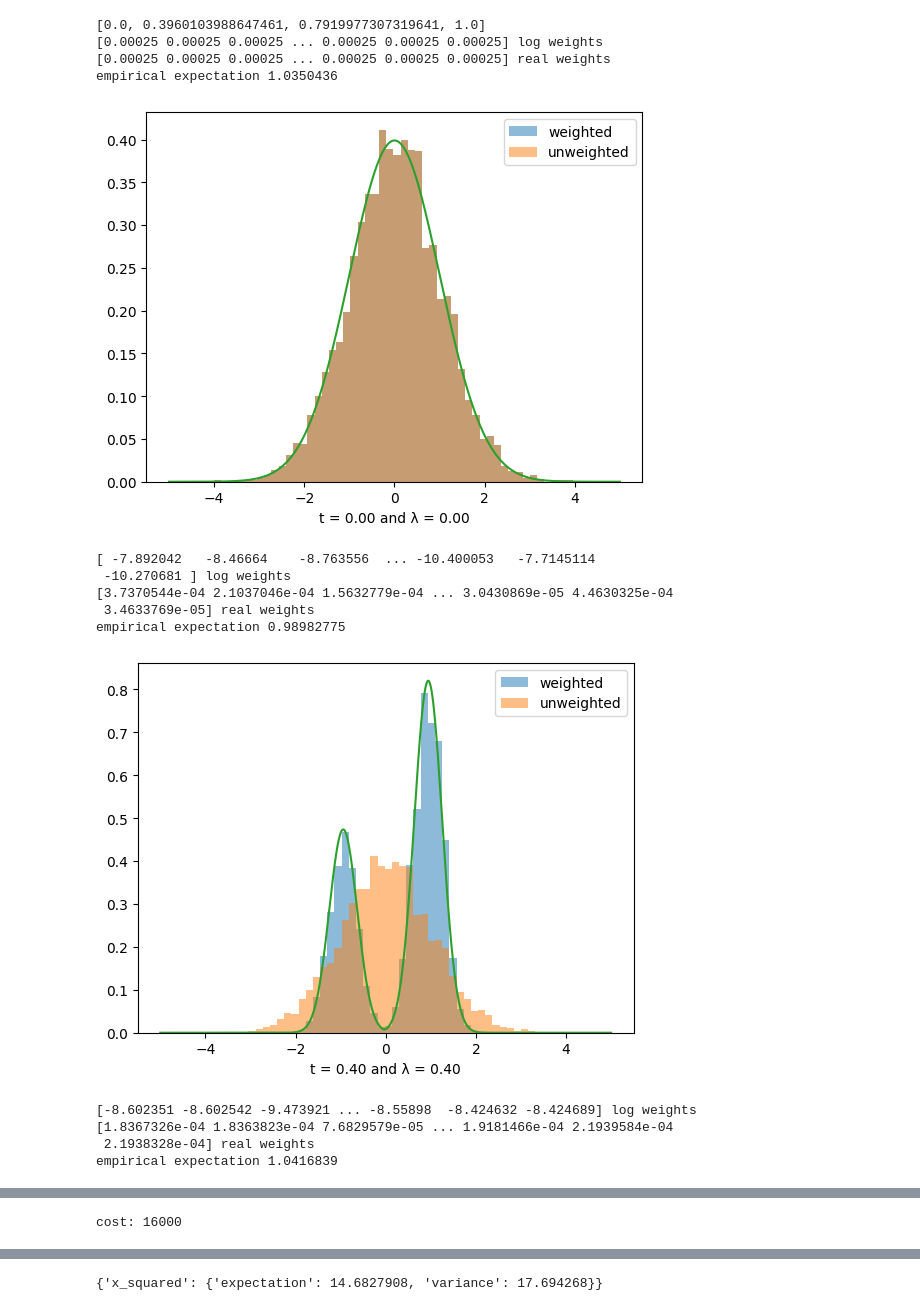
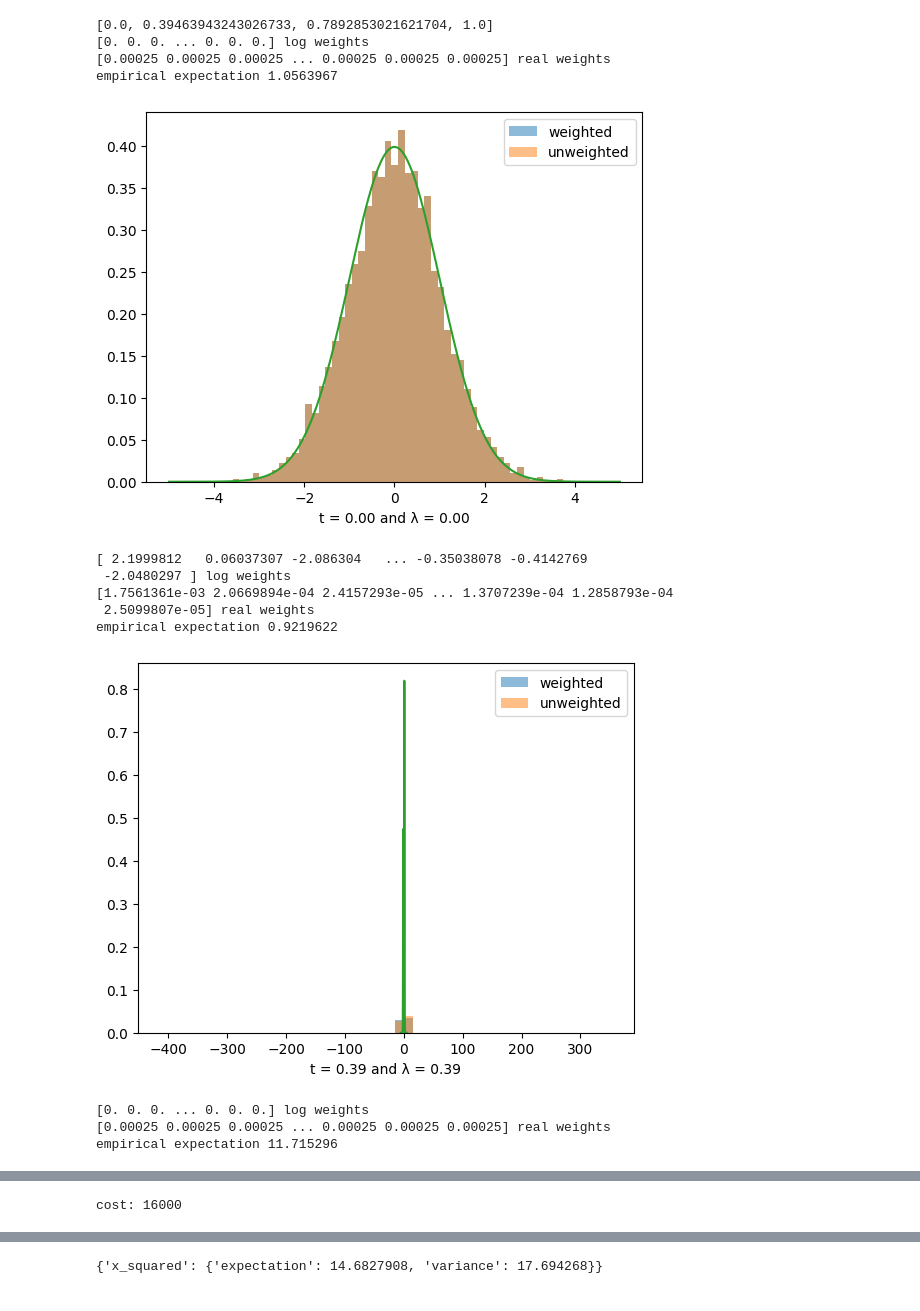
Before and after one commit to reubenharry/counterdiabatic-hmc, a Jupyter notebook: data/explore.ipynb, the cells around one changed output, grey strips where cells are left out. Saved outputs shown, nothing was run; the diff lists cells and outputs as text; code cells hidden in the pictures.

Commit message:
checkpoint before multidim lambda

```diff
--- a/data/explore.ipynb
+++ b/data/explore.ipynb
@@ -52,6 +52,8 @@ def make_hist(file, system_name):
 
         # print(times[i])
 
+        # particles = data['snapshots']['particles_before_resampling'][i]
+        # log_weights = data['snapshots']['weights_before_resampling'][i]
         particles = data['snapshots']['particles'][i]
         log_weights = data['snapshots']['weights'][i]
         print(log_weights, "log weights")
@@ -91,46 +93,45 @@ def make_hist(file, system_name):
     # plt.plot(esses)
 
     true_expectation = 0.1
     error = ((empirical_e - true_expectation)**2) / (2 * true_expectation)
     # print(f'error: {error} and ESS: {100/error}')
     cost_per_step = 1
     cost = cost_per_step * N * M
     print(f'cost: {cost}')
 
 
 
 # error_cd, estimate_cd = calculate_normalized_error(
 #                     final_samples_cd, true_exp, true_var, f_func
 #                 )
 
 
 # system_name = 'gaussian_annealing'
 system_name = 'mixture'
 # system_name = 'gaussian_moving_mean'
 
 # make_hist(file='naive/double_well/leapfrog/naive_weighted.pkl', i=0)
 # make_hist(file='naive/double_well/leapfrog/naive_unweighted.pkl', i=20)
 # make_hist(file='naive/double_well/leapfrog/naive_weighted.pkl', i=20)
 # make_hist(file='polynomial/double_well/leapfrog/cd_unweighted.pkl', i=20)
 # make_hist(file='polynomial/double_well/leapfrog/cd_weighted.pkl', i=20)
 
-# make_hist(file=f'polynomial/{system_name}/leapfrog/cd_weighted.pkl', system_name=system_name)
-make_hist(file=f'mixture_smc_adjusted_hmc.pkl', system_name=system_name)
+make_hist(file=f'polynomial/{system_name}/leapfrog/cd_weighted.pkl', system_name=system_name)
+# make_hist(file=f'mixture_smc_adjusted_hmc.pkl', system_name=system_name)
 
 # make_hist(file=f'naive/{system_name}/leapfrog/naive_weighted.pkl', system_name=system_name)
 # %% [output]
-[0.0, 0.3960103988647461, 0.7919977307319641, 1.0]
-[0.00025 0.00025 0.00025 ... 0.00025 0.00025 0.00025] log weights
+[0.0, 0.39463943243026733, 0.7892853021621704, 1.0]
+[0. 0. 0. ... 0. 0. 0.] log weights
 [0.00025 0.00025 0.00025 ... 0.00025 0.00025 0.00025] real weights
-empirical expectation 1.0350436
+empirical expectation 1.0563967
-[figure, old version]
+[figure, new version]
-[ -7.892042   -8.46664    -8.763556  ... -10.400053   -7.7145114
- -10.270681 ] log weights
-[3.7370544e-04 2.1037046e-04 1.5632779e-04 ... 3.0430869e-05 4.4630325e-04
- 3.4633769e-05] real weights
-empirical expectation 0.98982775
+[ 2.1999812   0.06037307 -2.086304   ... -0.35038078 -0.4142769
+ -2.0480297 ] log weights
+[1.7561361e-03 2.0669894e-04 2.4157293e-05 ... 1.3707239e-04 1.2858793e-04
+ 2.5099807e-05] real weights
+empirical expectation 0.9219622
-[figure, old version]
+[figure, new version]
-[-8.602351 -8.602542 -9.473921 ... -8.55898  -8.424632 -8.424689] log weights
-[1.8367326e-04 1.8363823e-04 7.6829579e-05 ... 1.9181466e-04 2.1939584e-04
- 2.1938328e-04] real weights
-empirical expectation 1.0416839
+[0. 0. 0. ... 0. 0. 0.] log weights
+[0.00025 0.00025 0.00025 ... 0.00025 0.00025 0.00025] real weights
+empirical expectation 11.715296
```
Also changed, not shown: parts of 1 cell of this notebook, 3 other files.
